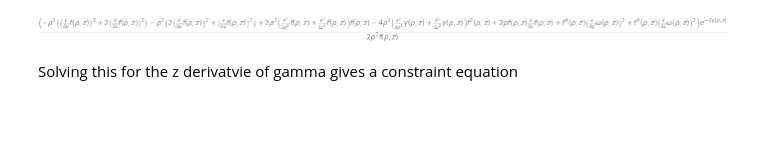
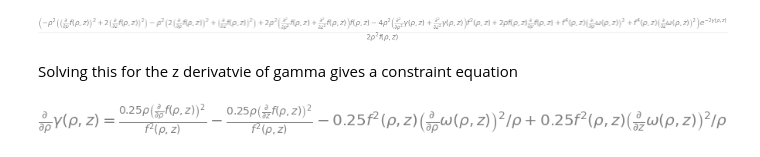
Before and after one commit to GeoffCope/General_Relativity_Python, a Jupyter notebook: Deconstructing_Frame_Dragging_by_Herrera.ipynb, the cells around one changed output. Drawn from its saved outputs; the diff is of its cells as text; code cells hidden in the pictures; blank space fills up the shorter version.

```diff
--- a/Deconstructing_Frame_Dragging_by_Herrera.ipynb
+++ b/Deconstructing_Frame_Dragging_by_Herrera.ipynb
@@ -147,3 +165,8 @@ weyl.tensor()
 # %% [markdown]
 Solving this for the z derivatvie of gamma gives a constraint equation
+# %%
+equation23 = Eq(diff(gamma,rho),expand(solve( simplify(einst.tensor())[1,1] , diff(gamma,rho) )[0]))
+equation23
+# %% [output]
+[figure, added]
 # %%
```
Also changed, not shown: parts of 10 cells of this notebook, 11 other files.
